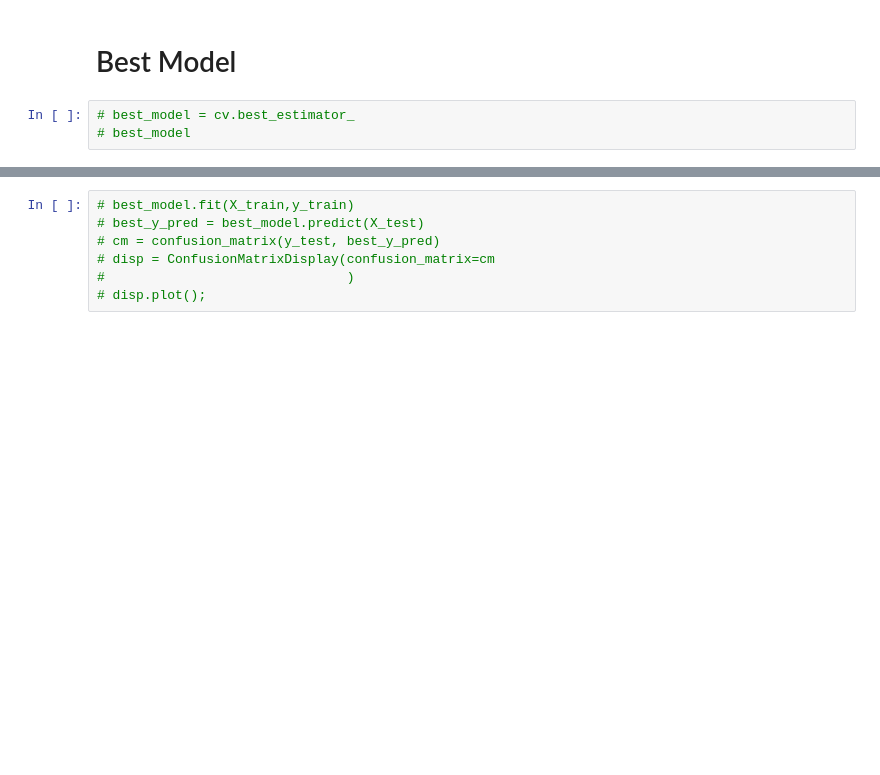
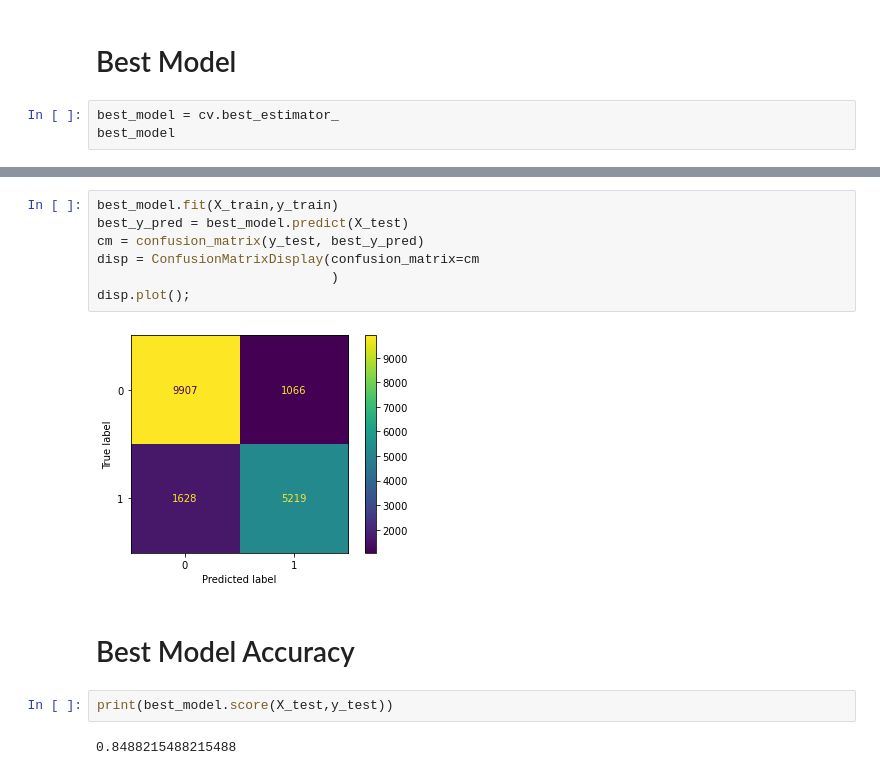
Before and after one commit to wasih790/Project_3_Tanzanian_Water_Wells, a Jupyter notebook: Complex Model/Binary Random Forest.ipynb, the cells around one changed output, grey strips where cells are left out. Drawn from its saved outputs; the diff is of its cells as text; blank space fills up the shorter version.

Commit message:
got the best param for the randaom search

```diff
--- a/Complex Model/Binary Random Forest.ipynb
+++ b/Complex Model/Binary Random Forest.ipynb
@@ -239,5 +257,5 @@ RandomizedSearchCV(cv=5,
 # %% [markdown]
 # Best Model
 # %%
-# best_model = cv.best_estimator_
-# best_model
+best_model = cv.best_estimator_
+best_model
@@ -244,7 +280,15 @@ RandomizedSearchCV(cv=5,
 # %%
-# best_model.fit(X_train,y_train)
-# best_y_pred = best_model.predict(X_test)
-# cm = confusion_matrix(y_test, best_y_pred)
-# disp = ConfusionMatrixDisplay(confusion_matrix=cm
-#                               )
-# disp.plot();
+best_model.fit(X_train,y_train)
+best_y_pred = best_model.predict(X_test)
+cm = confusion_matrix(y_test, best_y_pred)
+disp = ConfusionMatrixDisplay(confusion_matrix=cm
+                              )
+disp.plot();
+# %% [output]
+[figure, added]
+# %% [markdown]
+# Best Model Accuracy
+# %%
+print(best_model.score(X_test,y_test))
+# %% [output]
+0.8488215488215488
```
Also changed, not shown: parts of 14 cells of this notebook, 5 other files.
